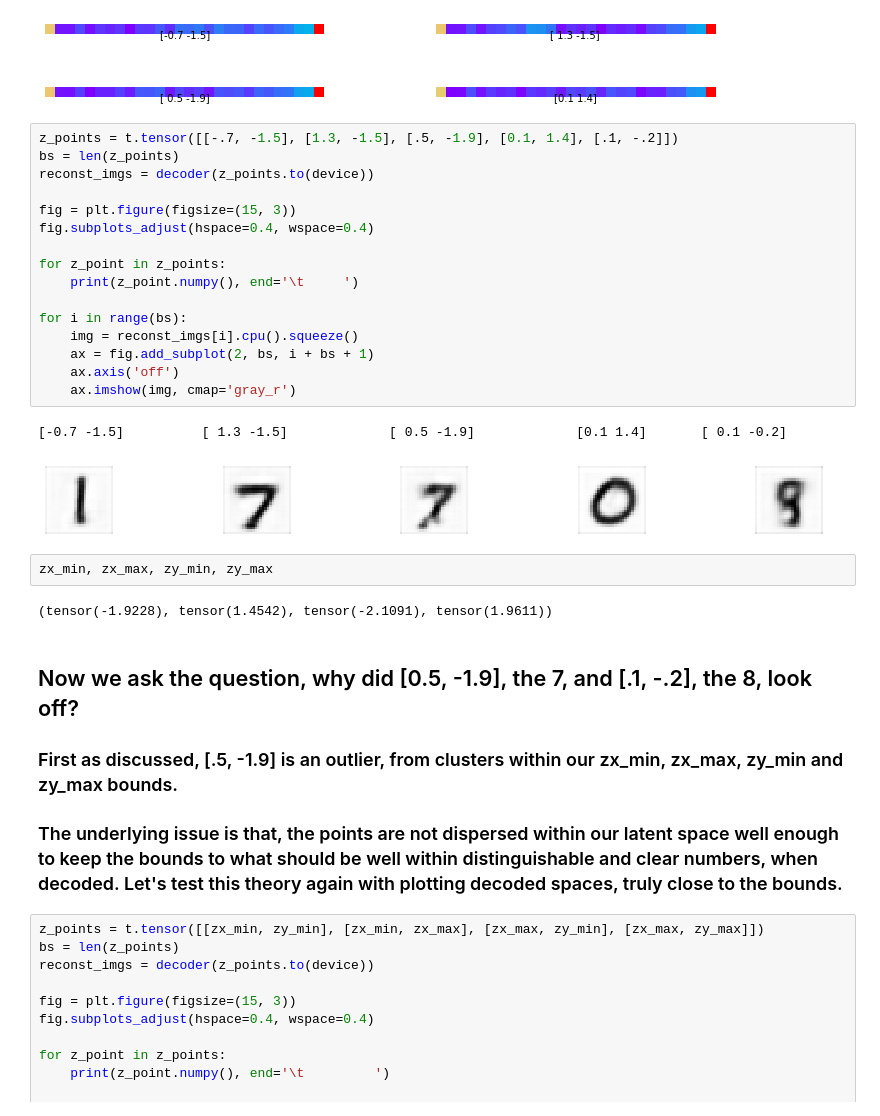
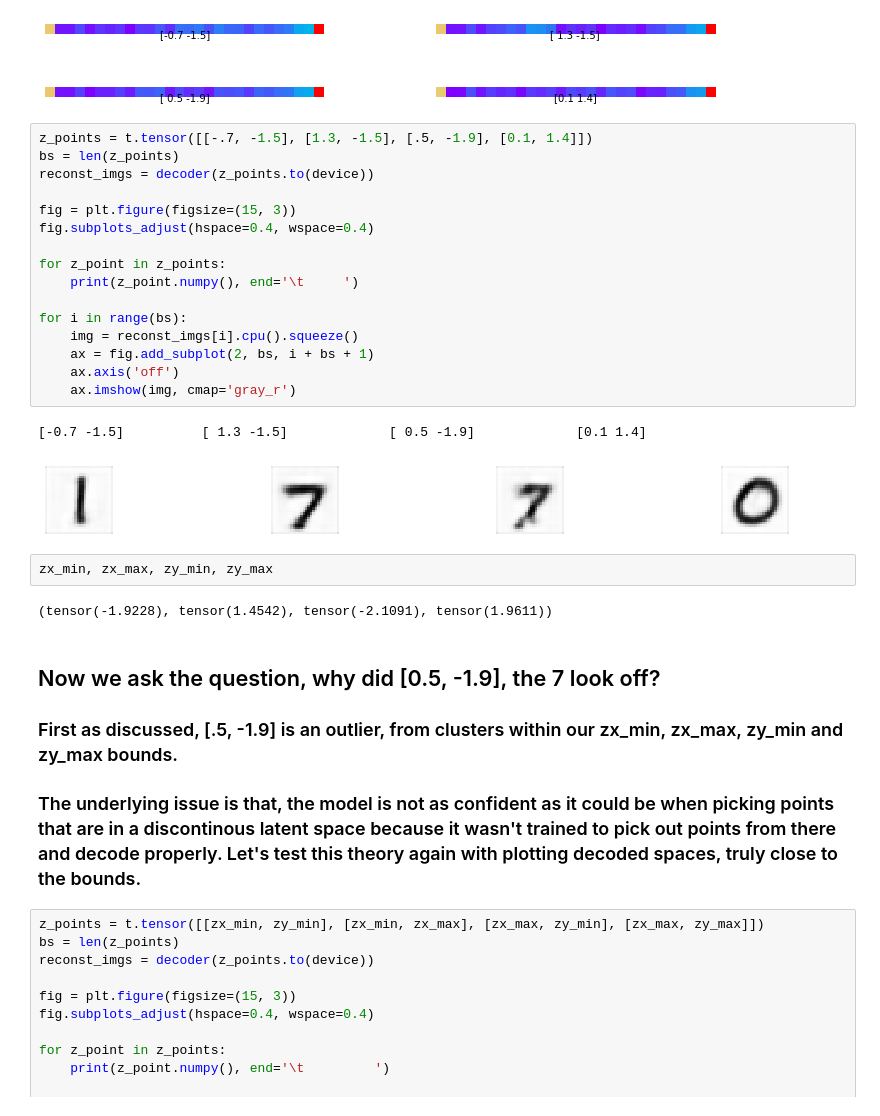
Before and after one commit to DoranLyong/Generative-Deep-Learning-Code-in-Pytorch, a Jupyter notebook: 03_04_vae_digits_analysis.ipynb, the cells around one changed output. Cells and saved outputs as stored; diff of their text form.

```diff
--- a/03_04_vae_digits_analysis.ipynb
+++ b/03_04_vae_digits_analysis.ipynb
@@ -67,32 +67,32 @@ for i in range(grid_size * grid_depth):
 [figure]
 [figure]
 # %%
-z_points = t.tensor([[-.7, -1.5], [1.3, -1.5], [.5, -1.9], [0.1, 1.4], [.1, -.2]])
+z_points = t.tensor([[-.7, -1.5], [1.3, -1.5], [.5, -1.9], [0.1, 1.4]])
 bs = len(z_points)
 reconst_imgs = decoder(z_points.to(device))
 
 fig = plt.figure(figsize=(15, 3))
 fig.subplots_adjust(hspace=0.4, wspace=0.4)
 
 for z_point in z_points:
     print(z_point.numpy(), end='\t     ')
 
 for i in range(bs):
     img = reconst_imgs[i].cpu().squeeze()
     ax = fig.add_subplot(2, bs, i + bs + 1)
     ax.axis('off')
     ax.imshow(img, cmap='gray_r')
 # %% [output]
-[-0.7 -1.5]          [ 1.3 -1.5]             [ 0.5 -1.9]             [0.1 1.4]       [ 0.1 -0.2]
+[-0.7 -1.5]          [ 1.3 -1.5]             [ 0.5 -1.9]             [0.1 1.4]
-[figure, old version]
+[figure, new version]
 # %%
 zx_min, zx_max, zy_min, zy_max
 # %% [output]
 (tensor(-1.9228), tensor(1.4542), tensor(-2.1091), tensor(1.9611))
 # %% [markdown]
-## Now we ask the question, why did [0.5, -1.9], the 7, and [.1, -.2], the 8, look off?
+## Now we ask the question, why did [0.5, -1.9], the 7 look off?
 ### First as discussed, [.5, -1.9] is an outlier, from clusters within our zx_min, zx_max, zy_min and zy_max bounds.
-### The underlying issue is that, the points are not dispersed within our latent space well enough to keep the bounds to what should be well within distinguishable and clear numbers, when decoded. Let's test this theory again with plotting decoded spaces, truly close to the bounds.
+### The underlying issue is that, the model is not as confident as it could be when picking points that are in a discontinous latent space because it wasn't trained to pick out points from there and decode properly. Let's test this theory again with plotting decoded spaces, truly close to the bounds.
 # %%
 z_points = t.tensor([[zx_min, zy_min], [zx_min, zx_max], [zx_max, zy_min], [zx_max, zy_max]])
 bs = len(z_points)
```
Also changed, not shown: parts of 13 cells of this notebook, 2 other files.
